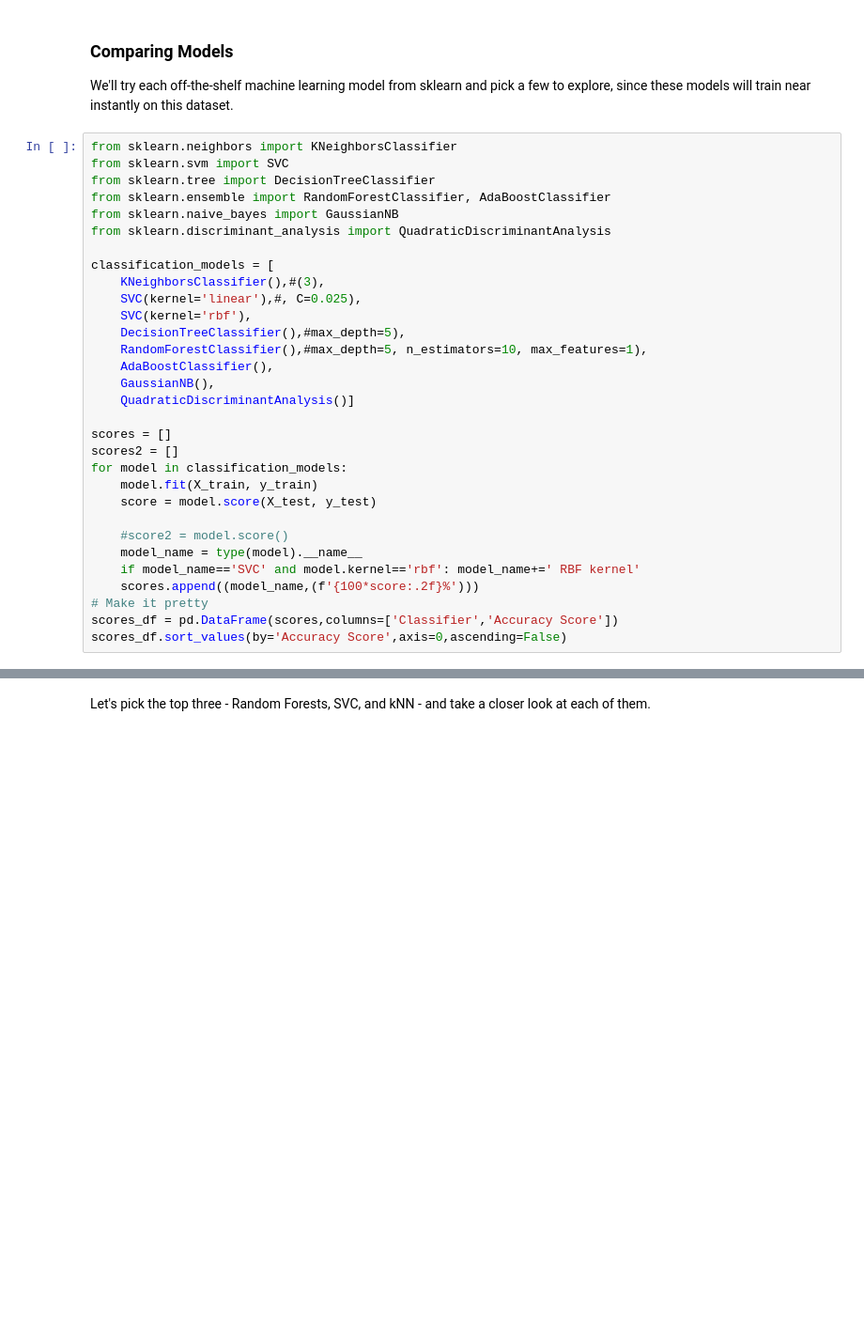
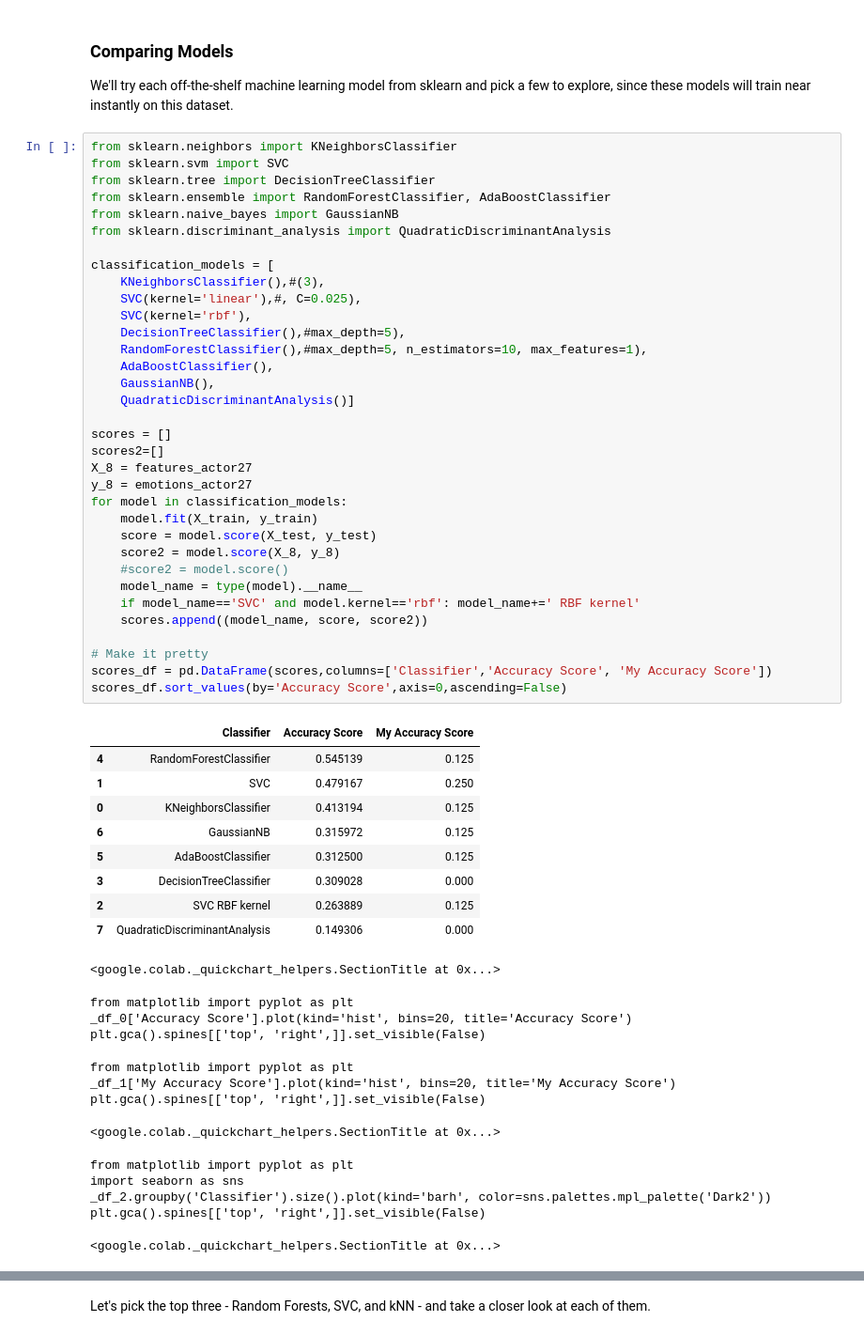
Before and after one commit to Jintao76/Week3-ClassicML, a Jupyter notebook: Week_3_MachineLearning.ipynb, the cells around one changed output, grey strips where cells are left out. Shown: that part at 94% size. Saved outputs shown, nothing was run; the diff lists cells and outputs as text; blank space fills up the shorter version.

```diff
--- a/Week_3_MachineLearning.ipynb
+++ b/Week_3_MachineLearning.ipynb
@@ -473,31 +473,57 @@ We'll try each off-the-shelf machine learning model from sklearn and pick a few
 # %%
 from sklearn.neighbors import KNeighborsClassifier
 from sklearn.svm import SVC
 from sklearn.tree import DecisionTreeClassifier
 from sklearn.ensemble import RandomForestClassifier, AdaBoostClassifier
 from sklearn.naive_bayes import GaussianNB
 from sklearn.discriminant_analysis import QuadraticDiscriminantAnalysis
 
 classification_models = [
     KNeighborsClassifier(),#(3),
     SVC(kernel='linear'),#, C=0.025),
     SVC(kernel='rbf'),
     DecisionTreeClassifier(),#max_depth=5),
     RandomForestClassifier(),#max_depth=5, n_estimators=10, max_features=1),
     AdaBoostClassifier(),
     GaussianNB(),
     QuadraticDiscriminantAnalysis()]
 
 scores = []
-scores2 = []
+scores2=[]
+X_8 = features_actor27
+y_8 = emotions_actor27
 for model in classification_models:
     model.fit(X_train, y_train)
     score = model.score(X_test, y_test)
-
+    score2 = model.score(X_8, y_8)
     #score2 = model.score()
     model_name = type(model).__name__
     if model_name=='SVC' and model.kernel=='rbf': model_name+=' RBF kernel'
-    scores.append((model_name,(f'{100*score:.2f}%')))
+    scores.append((model_name, score, score2))
+
 # Make it pretty
-scores_df = pd.DataFrame(scores,columns=['Classifier','Accuracy Score'])
+scores_df = pd.DataFrame(scores,columns=['Classifier','Accuracy Score', 'My Accuracy Score'])
 scores_df.sort_values(by='Accuracy Score',axis=0,ascending=False)
+# %% [output]
+|  | Classifier | Accuracy Score | My Accuracy Score |
+| 4 | RandomForestClassifier | 0.545139 | 0.125 |
+| 1 | SVC | 0.479167 | 0.250 |
+| 0 | KNeighborsClassifier | 0.413194 | 0.125 |
+| 6 | GaussianNB | 0.315972 | 0.125 |
+| 5 | AdaBoostClassifier | 0.312500 | 0.125 |
+| 3 | DecisionTreeClassifier | 0.309028 | 0.000 |
+| 2 | SVC RBF kernel | 0.263889 | 0.125 |
+| 7 | QuadraticDiscriminantAnalysis | 0.149306 | 0.000 |
+<google.colab._quickchart_helpers.SectionTitle at 0x...>
+from matplotlib import pyplot as plt
+_df_0['Accuracy Score'].plot(kind='hist', bins=20, title='Accuracy Score')
+plt.gca().spines[['top', 'right',]].set_visible(False)
+from matplotlib import pyplot as plt
+_df_1['My Accuracy Score'].plot(kind='hist', bins=20, title='My Accuracy Score')
+plt.gca().spines[['top', 'right',]].set_visible(False)
+<google.colab._quickchart_helpers.SectionTitle at 0x...>
+from matplotlib import pyplot as plt
+import seaborn as sns
+_df_2.groupby('Classifier').size().plot(kind='barh', color=sns.palettes.mpl_palette('Dark2'))
+plt.gca().spines[['top', 'right',]].set_visible(False)
+<google.colab._quickchart_helpers.SectionTitle at 0x...>
```
Also changed, not shown: parts of 4 cells of this notebook.
